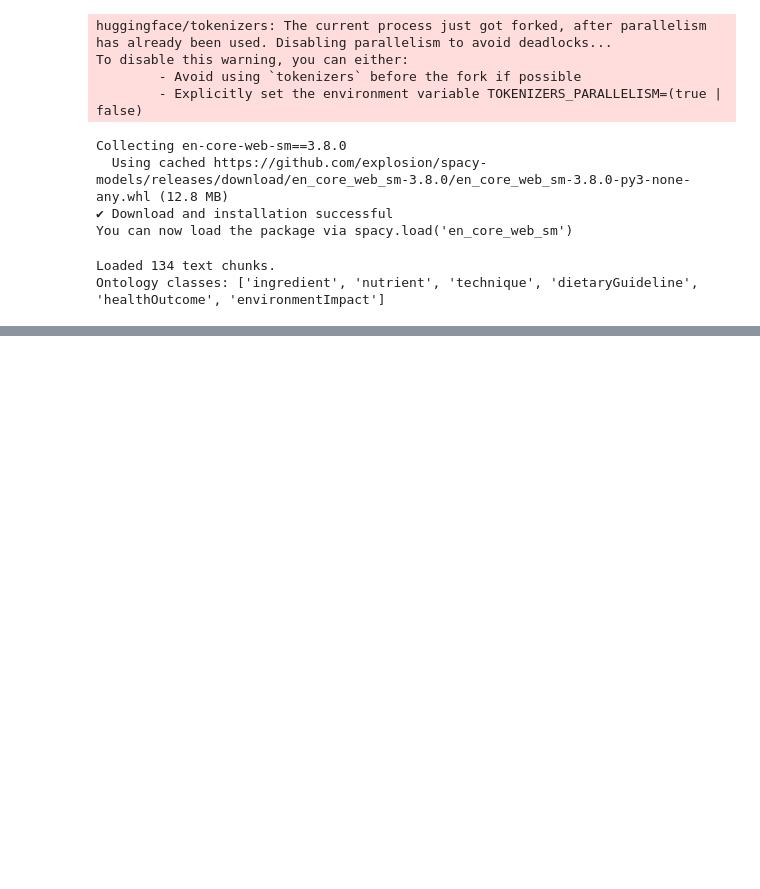
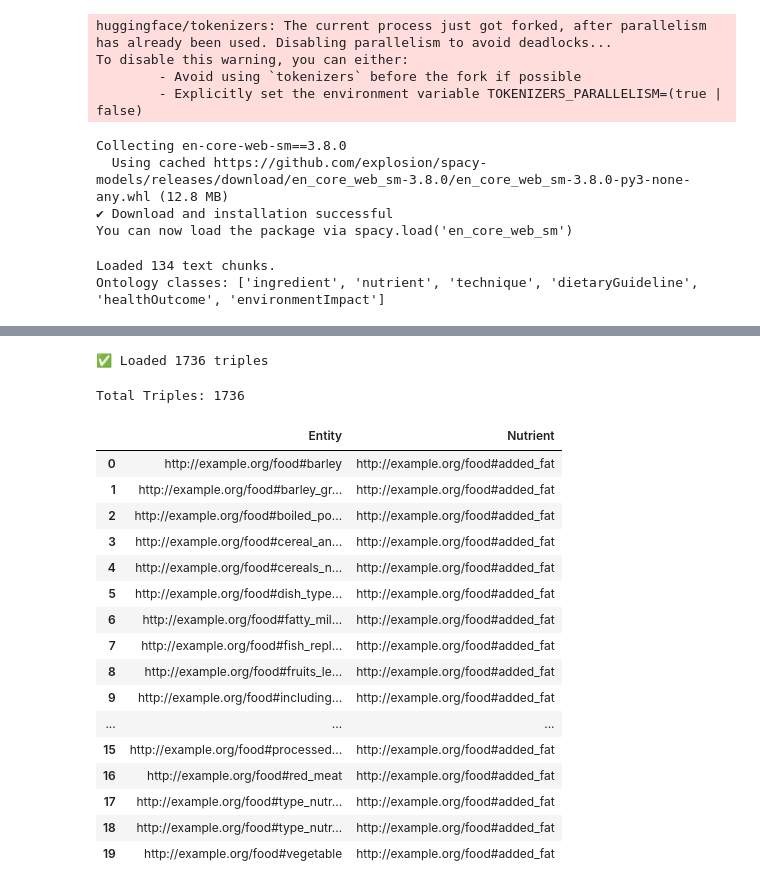
Before and after one commit to raphsa/pdf_to_KnowledgeGraph_LLM, a Jupyter notebook: test1.ipynb, the cells around one changed output, grey strips where cells are left out. Saved outputs shown, nothing was run; the diff lists cells and outputs as text; code cells hidden in the pictures; blank space fills up the shorter version.

```diff
--- a/test1.ipynb
+++ b/test1.ipynb
@@ -473,0 +613,12 @@ Ontology classes: ['ingredient', 'nutrient', 'technique', 'dietaryGuideline', 'h
+# %%
+from rdflib import Graph, Namespace, URIRef, Literal
+from rdflib.namespace import RDF, RDFS
+import pandas as pd
+
+# Load your triples.ttl file
+g = Graph()
+g.parse("data/triples.ttl", format="turtle")
+
+print(f"✅ Loaded {len(g)} triples")
+# %% [output]
+✅ Loaded 1736 triples
@@ -473,0 +628,37 @@ Ontology classes: ['ingredient', 'nutrient', 'technique', 'dietaryGuideline', 'h
+# %%
+# Example SPARQL query: Count total triples
+
+q1 = """SELECT (COUNT(*) AS ?totalTriples) WHERE { ?s ?p ?o . }"""
+for row in g.query(q1):
+    print("Total Triples:", row.totalTriples)
+# %% [output]
+Total Triples: 1736
+# %%
+# Example SPARQL query: List all entities and their types
+
+q2 = """
+SELECT ?entity ?nutrient
+WHERE {
+  ?entity ex:hasNutrient ?nutrient .
+}
+LIMIT 20
+"""
+pd.DataFrame(g.query(q2), columns=["Entity", "Nutrient"])
+# %% [output]
+|  | Entity | Nutrient |
+| 0 | http://example.org/food#barley | http://example.org/food#added_fat |
+| 1 | http://example.org/food#barley_gr... | http://example.org/food#added_fat |
+| 2 | http://example.org/food#boiled_po... | http://example.org/food#added_fat |
+| 3 | http://example.org/food#cereal_an... | http://example.org/food#added_fat |
+| 4 | http://example.org/food#cereals_n... | http://example.org/food#added_fat |
+| 5 | http://example.org/food#dish_type... | http://example.org/food#added_fat |
+| 6 | http://example.org/food#fatty_mil... | http://example.org/food#added_fat |
+| 7 | http://example.org/food#fish_repl... | http://example.org/food#added_fat |
+| 8 | http://example.org/food#fruits_le... | http://example.org/food#added_fat |
+| 9 | http://example.org/food#including... | http://example.org/food#added_fat |
+| ... | ... | ... |
+| 15 | http://example.org/food#processed... | http://example.org/food#added_fat |
+| 16 | http://example.org/food#red_meat | http://example.org/food#added_fat |
+| 17 | http://example.org/food#type_nutr... | http://example.org/food#added_fat |
+| 18 | http://example.org/food#type_nutr... | http://example.org/food#added_fat |
+| 19 | http://example.org/food#vegetable | http://example.org/food#added_fat |
```
Also changed, not shown: parts of 12 cells of this notebook.
